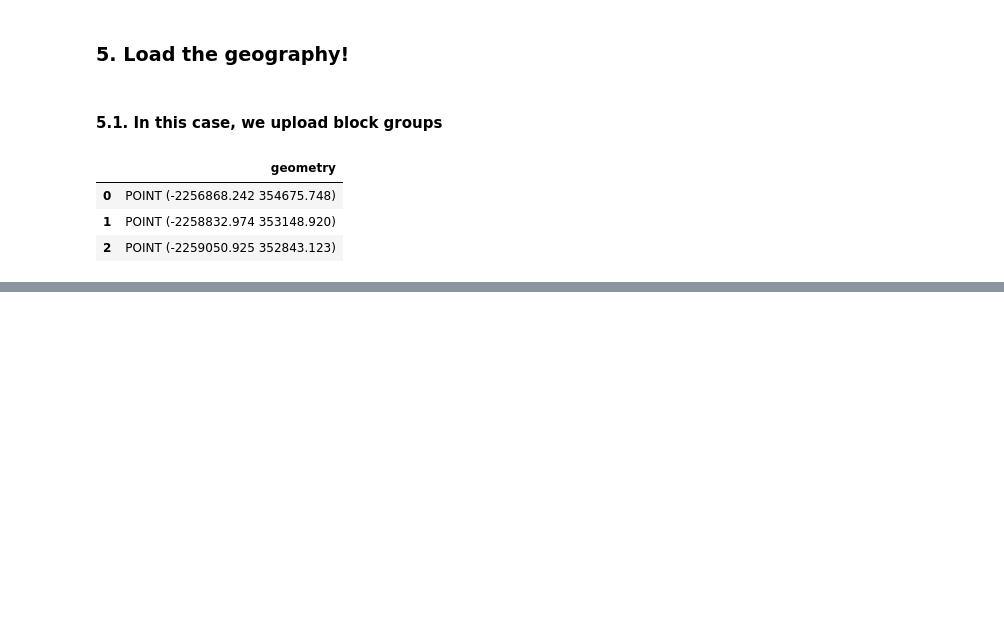
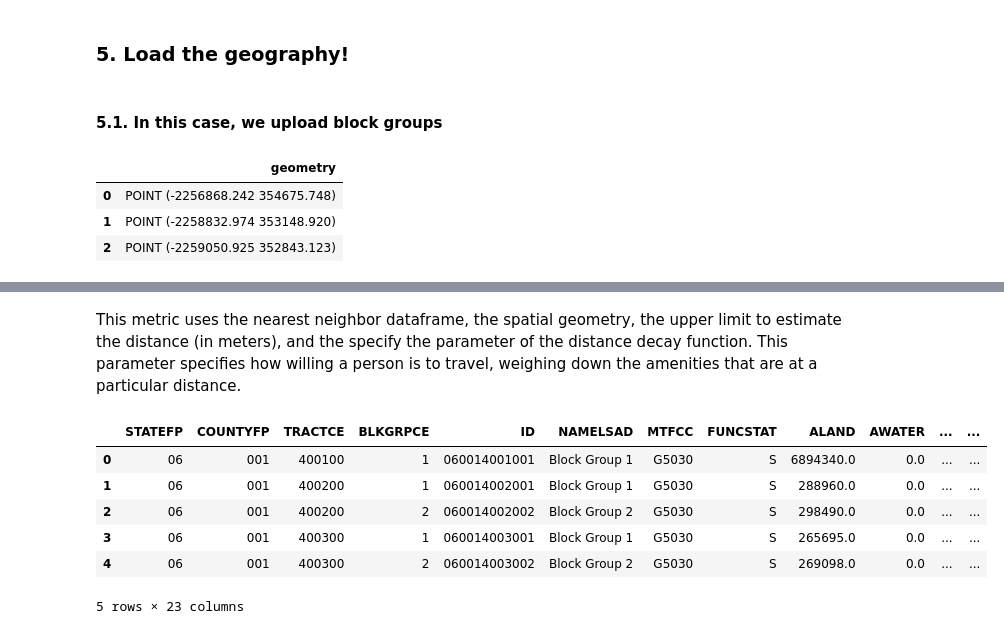
Before and after one commit to kcredit/Walkable-Accessibility-Score, a Jupyter notebook: src/Walkscore and Walkable Accessibility Score.ipynb, the cells around one changed output, grey strips where cells are left out. Drawn from its saved outputs; the diff is of its cells as text; code cells hidden in the pictures; blank space fills up the shorter version.

```diff
--- a/src/Walkscore and Walkable Accessibility Score.ipynb
+++ b/src/Walkscore and Walkable Accessibility Score.ipynb
@@ -250,16 +282,17 @@ def clean_dataframe(df):
     df["ID2"] = df.index
 
     # Reshape the dataframe from wide to long format using the provided suffix
-    long_df = pd.wide_to_long(df, stubnames=["distance_", "index_", "geometry_"], i="ID2", j="neighbor")
+    long_df = pd.wide_to_long(df, stubnames=["distance_", "index_", "geometry_", "types_weights_"], i="ID2", j="neighbor") #Irene
 
     # Rename columns
     long_df.loc[:, 'origin'] = long_df['ID']
     long_df.loc[:, 'dest'] = long_df['index_']
     long_df.loc[:, 'euclidean'] = long_df['distance_']
+    long_df.loc[:, 'weights'] = long_df['types_weights_']
 
     # Reset index and keep necessary columns
     long_df = long_df.reset_index(level="neighbor")
-    cost_df = long_df[['euclidean', 'origin', 'dest', 'neighbor']]
+    cost_df = long_df[['euclidean', 'origin', 'dest', 'neighbor', 'weights']]
 
     # Sort the dataframe by origin and euclidean distance
     cost_df.sort_values(by=['origin', 'euclidean'], inplace=True)
@@ -274,6 +307,9 @@ def access_measure(df_cost, df_sv, upper, decay):
     # Calculate LogitT_5 using the provided formula
     df_cost['LogitT_5'] = 1 - (1 / (np.exp((upper / 180) - decay * df_cost['time']) + 1))
 
+    # Apply weights to the accessibility score
+    df_cost['weighted_access'] = df_cost['LogitT_5'] * df_cost['weights']
+
     # Sum weighted distances by tract (origin) ID
     cost_sum = df_cost.groupby("origin").sum()
     cost_sum['ID'] = cost_sum.index
@@ -281,5 +317,7 @@ def access_measure(df_cost, df_sv, upper, decay):
     # Merge with the corresponding smaller sv original dataframe
     cost_merge = df_sv.merge(cost_sum, how='inner', on='ID')
 
+    # If you wan’t do standarize the score, you can include code here
+
     return cost_merge
 # %% [markdown]
@@ -422,0 +339,4 @@ elapsed
+# %%
+# Clean dataset
+cost = clean_dataframe(closest)
+cost.head(5)
@@ -422,0 +355,14 @@ elapsed
+# %% [markdown]
+This metric uses the nearest neighbor dataframe, the spatial geometry, the upper limit to estimate the distance (in meters), and the specify the parameter of the distance decay function. This parameter specifies how willing a person is to travel, weighing down the amenities that are at a particular distance.
+# %%
+# Build the access metric
+result = access_measure(cost, s_v, upper=800, decay=.008)
+result.head(5)
+# %% [output]
+|  | STATEFP | COUNTYFP | TRACTCE | BLKGRPCE | ID | NAMELSAD | MTFCC | FUNCSTAT | ALAND | AWATER | ... | ... |
+| 0 | 06 | 001 | 400100 | 1 | 060014001001 | Block Group 1 | G5030 | S | 6894340.0 | 0.0 | ... | ... |
+| 1 | 06 | 001 | 400200 | 1 | 060014002001 | Block Group 1 | G5030 | S | 288960.0 | 0.0 | ... | ... |
+| 2 | 06 | 001 | 400200 | 2 | 060014002002 | Block Group 2 | G5030 | S | 298490.0 | 0.0 | ... | ... |
+| 3 | 06 | 001 | 400300 | 1 | 060014003001 | Block Group 1 | G5030 | S | 265695.0 | 0.0 | ... | ... |
+| 4 | 06 | 001 | 400300 | 2 | 060014003002 | Block Group 2 | G5030 | S | 269098.0 | 0.0 | ... | ... |
+5 rows × 23 columns
```
Also changed, not shown: parts of 38 cells of this notebook, 30 other files.
